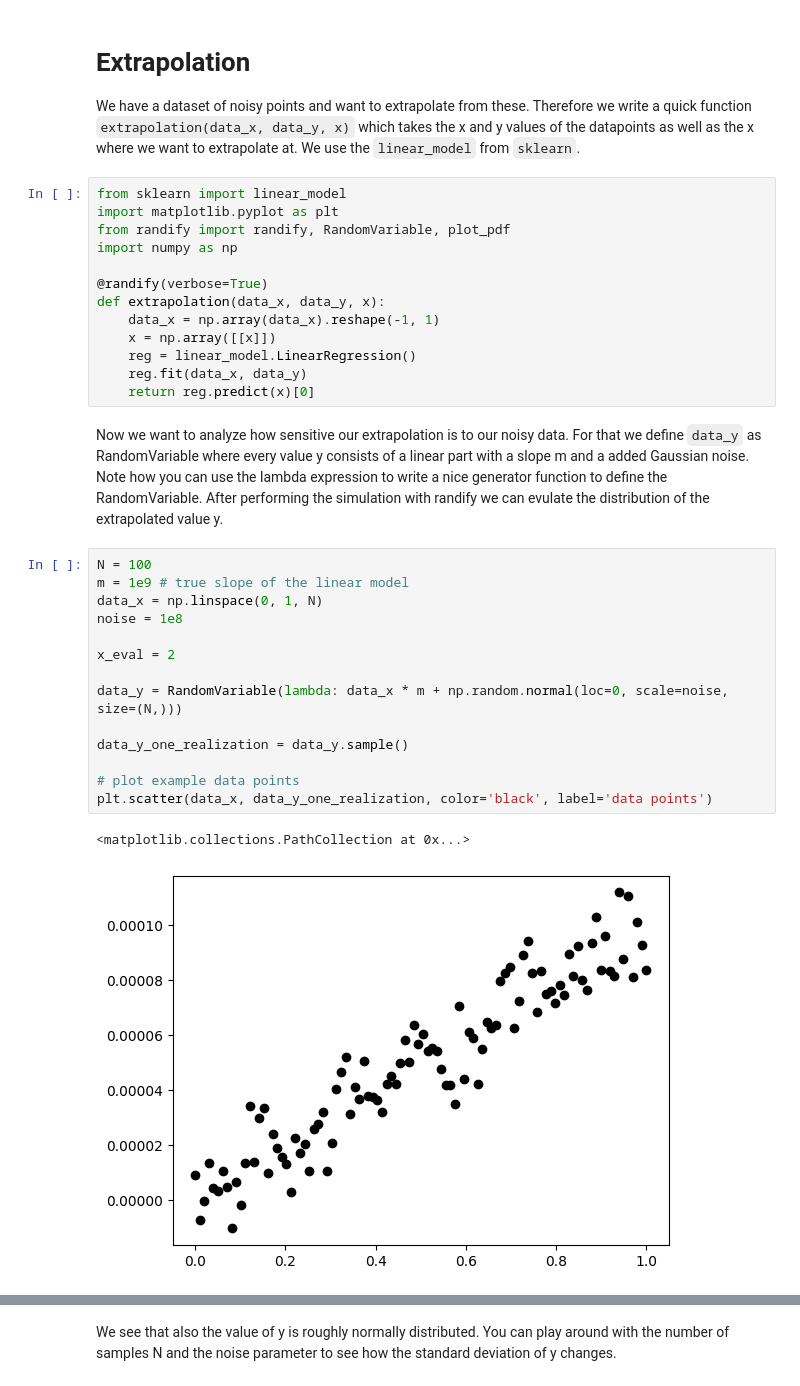
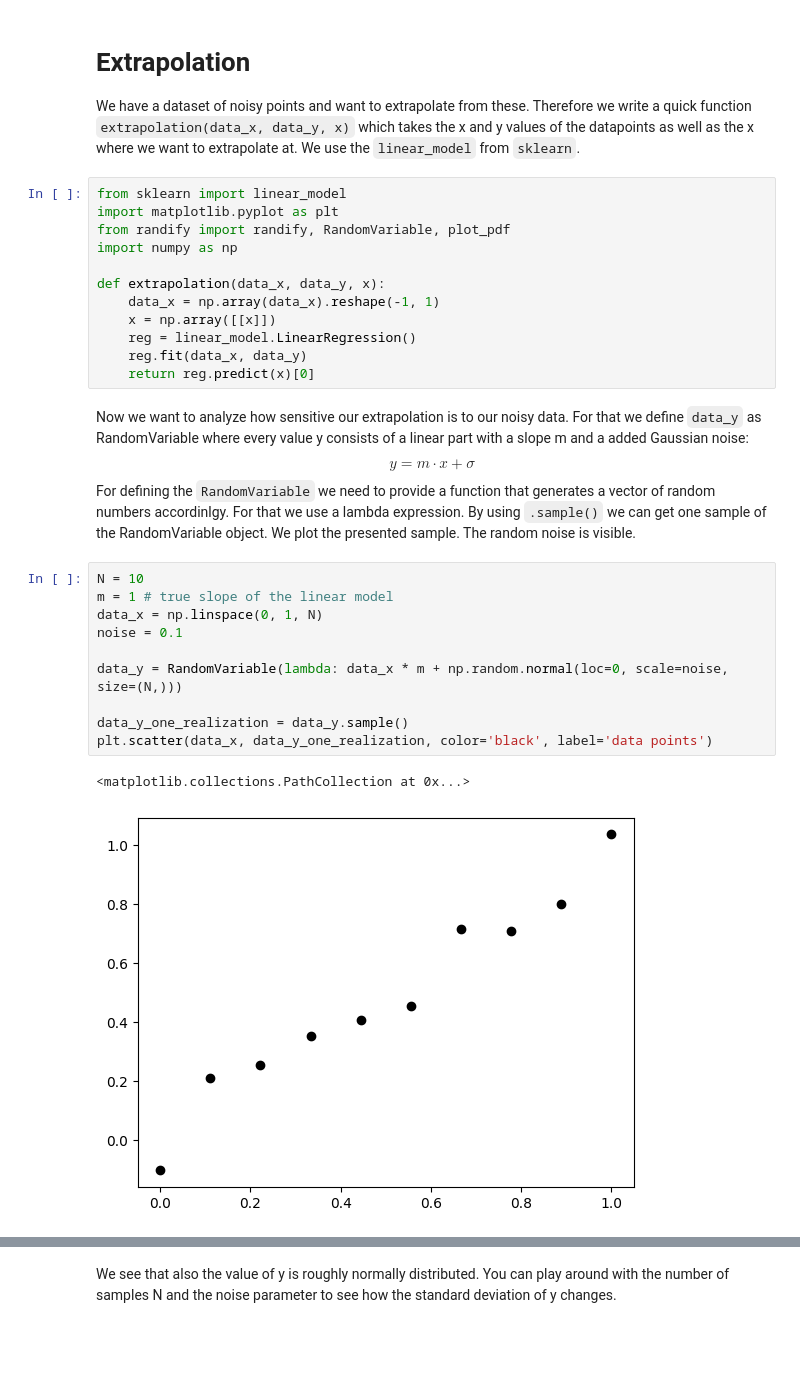
Before and after one commit to jonasnebl/randify, a Jupyter notebook: examples/extrapolation.ipynb, the cells around one changed output, grey strips where cells are left out. Drawn from its saved outputs; the diff is of its cells as text; blank space fills up the shorter version.

```diff
--- a/examples/extrapolation.ipynb
+++ b/examples/extrapolation.ipynb
@@ -8,7 +8,6 @@ import matplotlib.pyplot as plt
 from randify import randify, RandomVariable, plot_pdf
 import numpy as np
 
-@randify(verbose=True)
 def extrapolation(data_x, data_y, x):
     data_x = np.array(data_x).reshape(-1, 1)
     x = np.array([[x]])
@@ -16,21 +15,19 @@ def extrapolation(data_x, data_y, x):
     reg.fit(data_x, data_y)
     return reg.predict(x)[0]
 # %% [markdown]
-Now we want to analyze how sensitive our extrapolation is to our noisy data. For that we define `data_y` as RandomVariable where every value y consists of a linear part with a slope m and a added Gaussian noise. Note how you can use the lambda expression to write a nice generator function to define the RandomVariable. After performing the simulation with randify we can evulate the distribution of the extrapolated value y.
+Now we want to analyze how sensitive our extrapolation is to our noisy data. For that we define `data_y` as RandomVariable where every value y consists of a linear part with a slope m and a added Gaussian noise:
+$$ y = m \cdot x + \sigma $$
+For defining the `RandomVariable` we need to provide a function that generates a vector of random numbers accordinlgy. For that we use a lambda expression. By using `.sample()` we can get one sample of the RandomVariable object. We plot the presented sample. The random noise is visible.
 # %%
-N = 100
-m = 1e9 # true slope of the linear model
+N = 10
+m = 1 # true slope of the linear model
 data_x = np.linspace(0, 1, N)
-noise = 1e8
-
-x_eval = 2
+noise = 0.1
 
 data_y = RandomVariable(lambda: data_x * m + np.random.normal(loc=0, scale=noise, size=(N,)))
 
 data_y_one_realization = data_y.sample()
-
-# plot example data points
 plt.scatter(data_x, data_y_one_realization, color='black', label='data points')
 # %% [output]
 <matplotlib.collections.PathCollection at 0x...>
-[figure, old version]
+[figure, new version]
```
Also changed, not shown: parts of 2 cells of this notebook, 12 other files.
